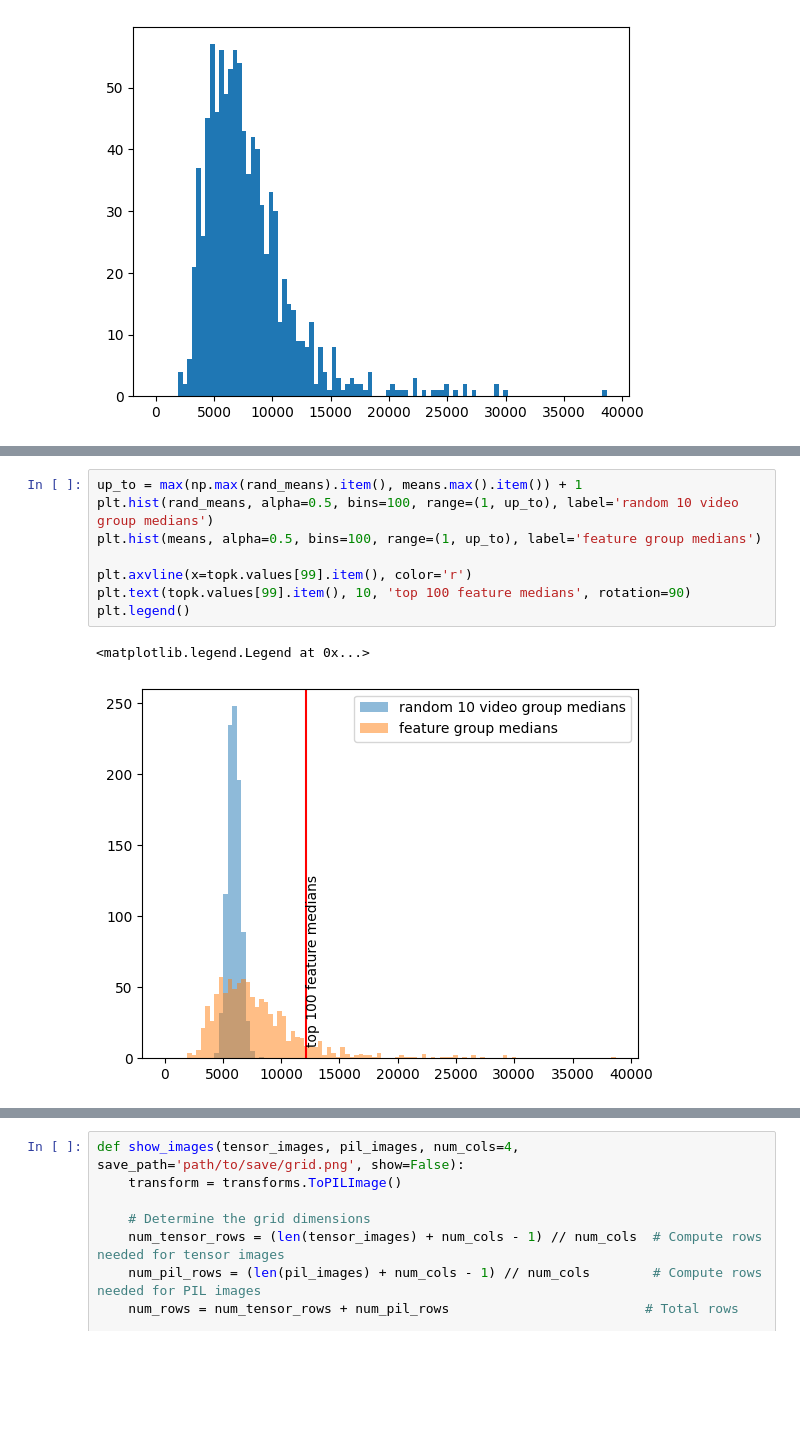
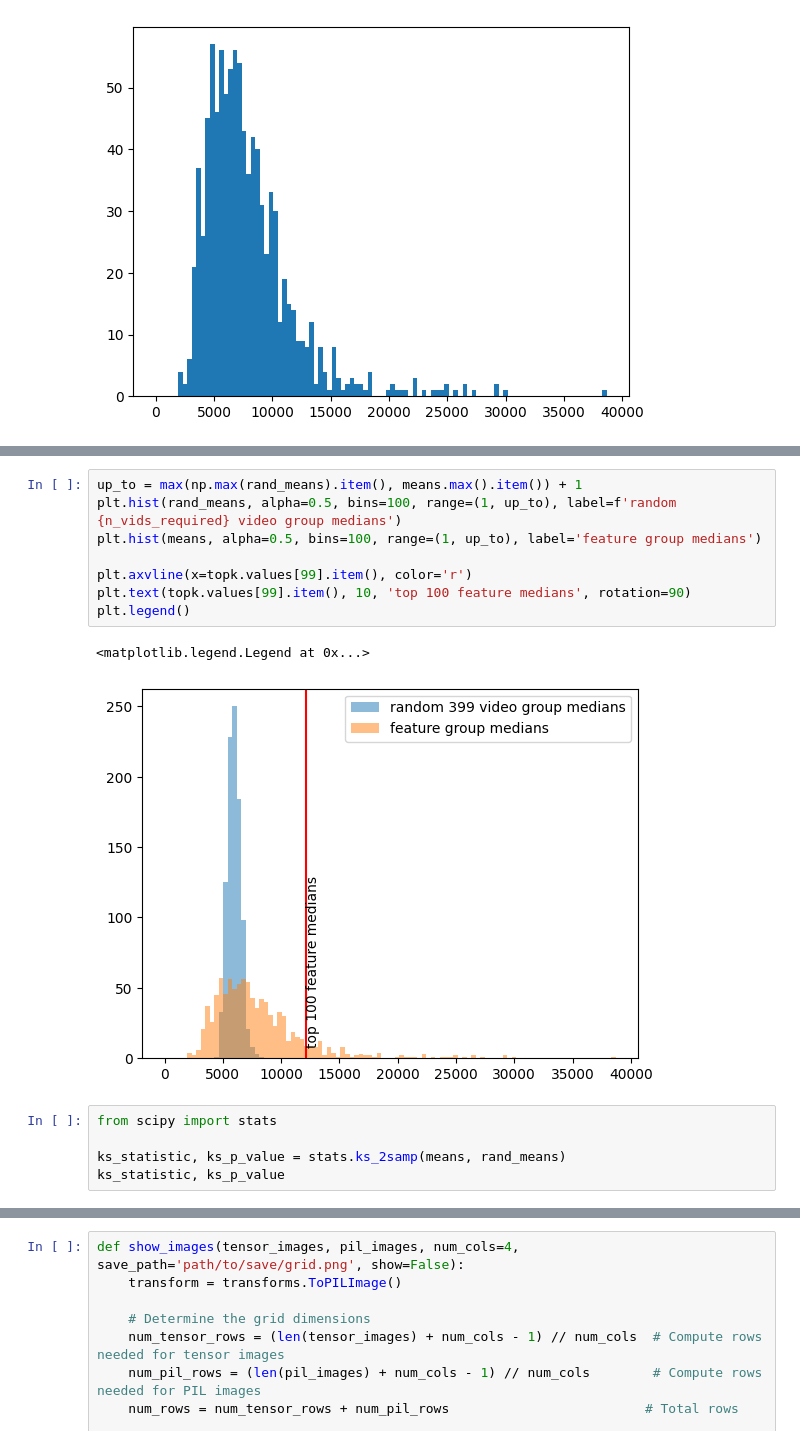
Before and after one commit to Lewington-pitsos/sae_vit, a Jupyter notebook: yt.ipynb, the cells around one changed output, grey strips where cells are left out. Drawn from its saved outputs; the diff is of its cells as text; blank space fills up the shorter version.

```diff
--- a/yt.ipynb
+++ b/yt.ipynb
@@ -133,11 +133,16 @@ mean: 5.95e+03 +- 5.52e+02 --- 7.06e+03/4.85e+03
 # %%
 up_to = max(np.max(rand_means).item(), means.max().item()) + 1
-plt.hist(rand_means, alpha=0.5, bins=100, range=(1, up_to), label='random 10 video group medians')
+plt.hist(rand_means, alpha=0.5, bins=100, range=(1, up_to), label=f'random {n_vids_required} video group medians')
 plt.hist(means, alpha=0.5, bins=100, range=(1, up_to), label='feature group medians')
 
 plt.axvline(x=topk.values[99].item(), color='r')
 plt.text(topk.values[99].item(), 10, 'top 100 feature medians', rotation=90)
 plt.legend()
 # %% [output]
 <matplotlib.legend.Legend at 0x...>
-[figure, old version]
+[figure, new version]
+# %%
+from scipy import stats
+
+ks_statistic, ks_p_value = stats.ks_2samp(means, rand_means)
+ks_statistic, ks_p_value
```
Also changed, not shown: parts of 3 cells of this notebook, 1 other file.
